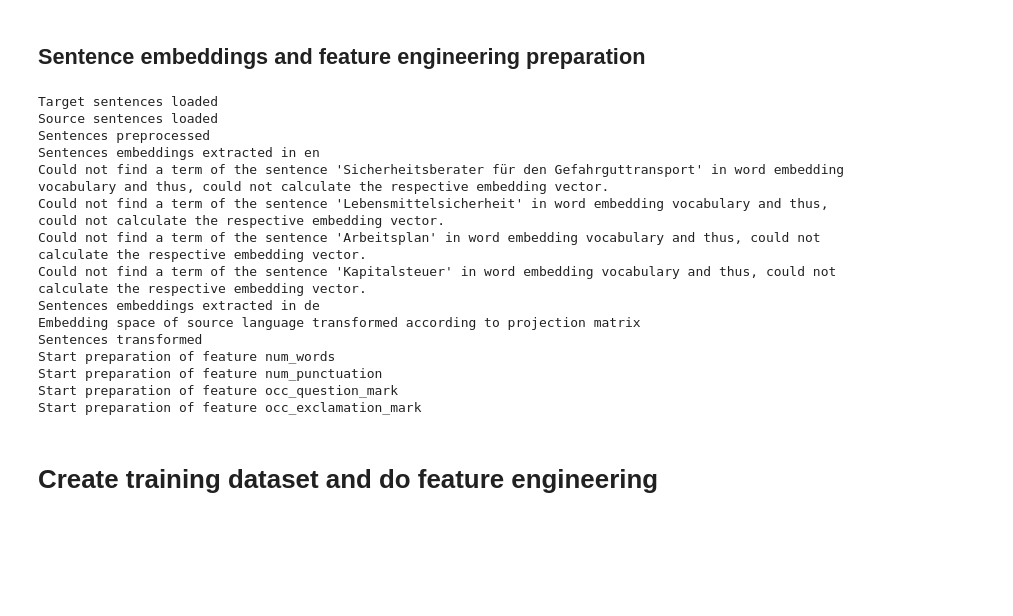
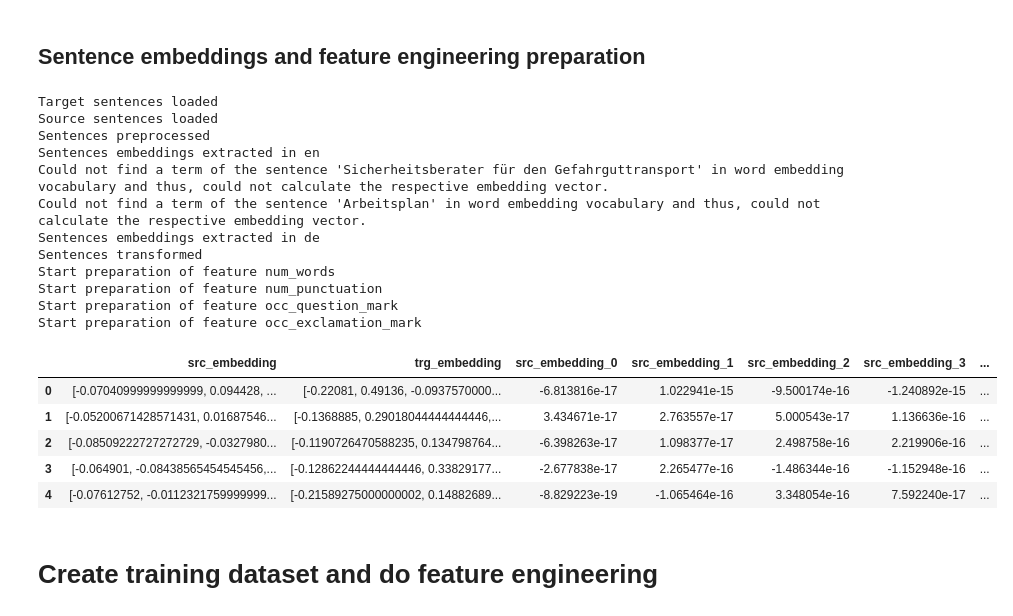
Before and after one commit to janschwedhelm/ir-crosslingual, a Jupyter notebook: ir_crosslingual/supervised_classification/demo2.2.ipynb, the cells around one changed output. Cells and saved outputs as stored; diff of their text form; code cells hidden in the pictures; blank space fills up the shorter version.

Commit message:
- added dimension reduction of embedding vectors

```diff
--- a/ir_crosslingual/supervised_classification/demo2.2.ipynb
+++ b/ir_crosslingual/supervised_classification/demo2.2.ipynb
@@ -62,23 +63,29 @@ prepared_features = ['num_words', 'num_punctuation', 'occ_question_mark', 'occ_e
 # %%
 sens = sentences.Sentences(src_words=english, trg_words=german)
 # %%
-data = sens.load_data(single_source=False, n_max=5000, features=prepared_features)
+data = sens.load_data(single_source=False, n_max=500, features=prepared_features, dim_red=50, align=False)
 # %% [output]
 Target sentences loaded
 Source sentences loaded
 Sentences preprocessed
 Sentences embeddings extracted in en
 Could not find a term of the sentence 'Sicherheitsberater für den Gefahrguttransport' in word embedding vocabulary and thus, could not calculate the respective embedding vector.
-Could not find a term of the sentence 'Lebensmittelsicherheit' in word embedding vocabulary and thus, could not calculate the respective embedding vector.
 Could not find a term of the sentence 'Arbeitsplan' in word embedding vocabulary and thus, could not calculate the respective embedding vector.
-Could not find a term of the sentence 'Kapitalsteuer' in word embedding vocabulary and thus, could not calculate the respective embedding vector.
 Sentences embeddings extracted in de
-Embedding space of source language transformed according to projection matrix
 Sentences transformed
 Start preparation of feature num_words
 Start preparation of feature num_punctuation
 Start preparation of feature occ_question_mark
 Start preparation of feature occ_exclamation_mark
+# %%
+data.head()
+# %% [output]
+|  | src_embedding | trg_embedding | src_embedding_0 | src_embedding_1 | src_embedding_2 | src_embedding_3 | ... |
+| 0 | [-0.07040999999999999, 0.094428, ... | [-0.22081, 0.49136, -0.0937570000... | -6.813816e-17 | 1.022941e-15 | -9.500174e-16 | -1.240892e-15 | ... |
+| 1 | [-0.05200671428571431, 0.01687546... | [-0.1368885, 0.29018044444444446,... | 3.434671e-17 | 2.763557e-17 | 5.000543e-17 | 1.136636e-16 | ... |
+| 2 | [-0.08509222727272729, -0.0327980... | [-0.1190726470588235, 0.134798764... | -6.398263e-17 | 1.098377e-17 | 2.498758e-16 | 2.219906e-16 | ... |
+| 3 | [-0.064901, -0.08438565454545456,... | [-0.12862244444444446, 0.33829177... | -2.677838e-17 | 2.265477e-16 | -1.486344e-16 | -1.152948e-16 | ... |
+| 4 | [-0.07612752, -0.0112321759999999... | [-0.21589275000000002, 0.14882689... | -8.829223e-19 | -1.065464e-16 | 3.348054e-16 | 7.592240e-17 | ... |
 # %% [markdown]
 # Create training dataset and do feature engineering
 # %%
```
Also changed, not shown: parts of 1 cell of this notebook, 1 other file.
